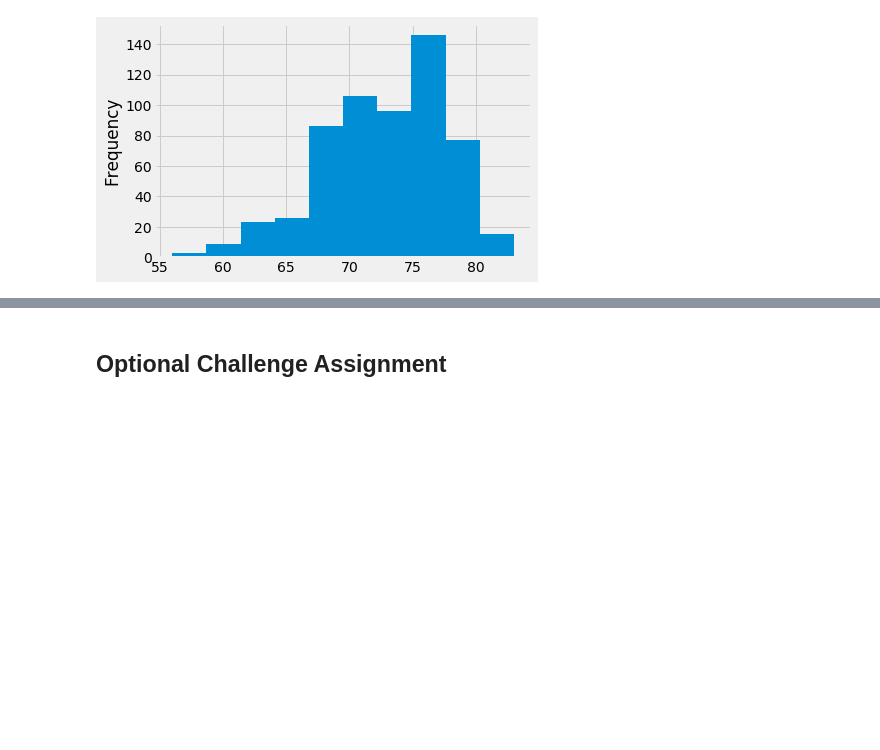
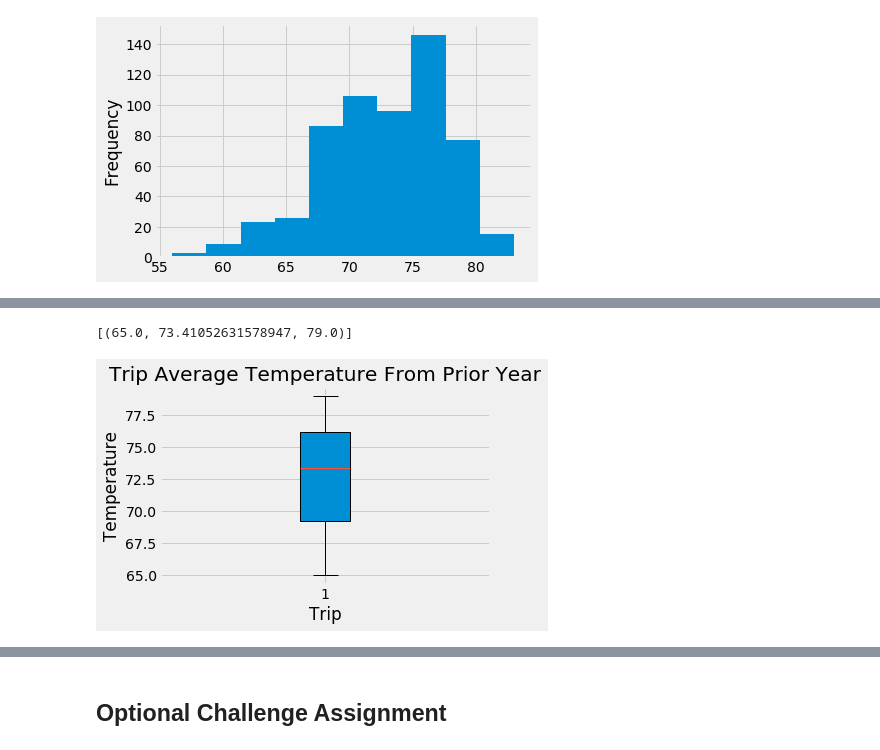
Before and after one commit to omkarkameshiyer/UCBBEL201902DATA2-Week-8-SQLAlchemy-HomeWork, a Jupyter notebook: climate_starter.ipynb, the cells around one changed output, grey strips where cells are left out. Cells and saved outputs as stored; diff of their text form; code cells hidden in the pictures; blank space fills up the shorter version.

```diff
--- a/climate_starter.ipynb
+++ b/climate_starter.ipynb
@@ -178,11 +180,30 @@ print(calc_temps('2012-02-28', '2012-03-05'))
 # %%
 # Use your previous function `calc_temps` to calculate the tmin, tavg, and tmax
 # for your trip using the previous year's data for those same dates.
+import datetime as dt
+
+trip_arrive = dt.date(2017, 4, 1)
+trip_leave = dt.date(2017, 4, 15)
+last_year = dt.timedelta(days=365)
+temp_avg_lst_year = calc_temps((trip_arrive-last_year), (trip_leave-last_year))
+print(temp_avg_lst_year)
+# %% [output]
+[(65.0, 73.41052631578947, 79.0)]
 # %%
 # Plot the results from your previous query as a bar chart.
 # Use "Trip Avg Temp" as your Title
 # Use the average temperature for the y value
 # Use the peak-to-peak (tmax-tmin) value as the y error bar (yerr)
+fig, ax = plt.subplots()
+x = range(len(temp_avg_lst_year))
+ax.boxplot(temp_avg_lst_year, patch_artist=True)
+ax.set_title('Trip Average Temperature From Prior Year')
+ax.set_ylabel("Temperature")
+ax.set_xlabel("Trip")
+fig.tight_layout()
+plt.show()
+# %% [output]
+[figure, added]
 # %%
 # Calculate the total amount of rainfall per weather station for your trip dates using the previous year's matching dates.
 # Sort this in descending order by precipitation amount and list the station, name, latitude, longitude, and elevation
```
Also changed, not shown: parts of 2 cells of this notebook.
